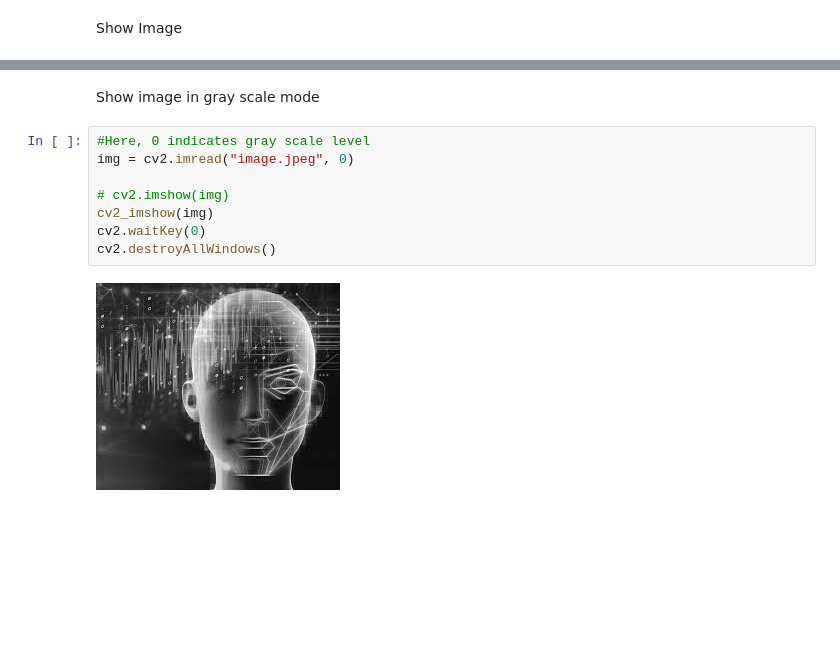
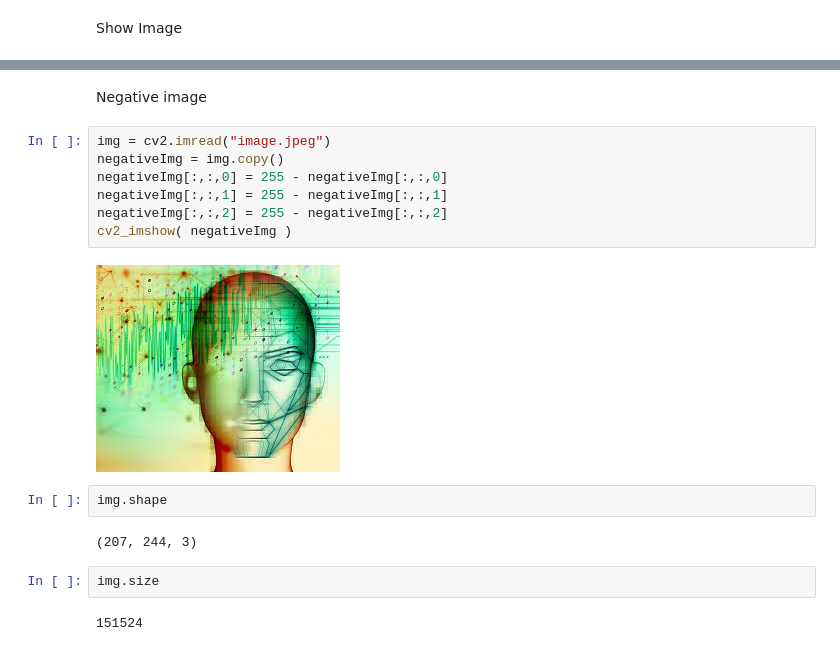
Before and after one commit to VenkatakrishnaHR/Image-Processing-Lab, a Jupyter notebook: showImage.ipynb, the cells around one changed output, grey strips where cells are left out. Cells and saved outputs as stored; diff of their text form; blank space fills up the shorter version.

```diff
--- a/showImage.ipynb
+++ b/showImage.ipynb
@@ -14,15 +25,22 @@ cv2.destroyAllWindows()
 # %% [output]
 <class 'numpy.ndarray'>
 [figure]
-# %% [markdown]
-Show image in gray scale mode
-# %%
-#Here, 0 indicates gray scale level
-img = cv2.imread("image.jpeg", 0)
-
-# cv2.imshow(img)
-cv2_imshow(img)
-cv2.waitKey(0)
-cv2.destroyAllWindows()
-# %% [output]
-[figure, removed]
+# %% [markdown]
+Negative image
+# %%
+img = cv2.imread("image.jpeg")
+negativeImg = img.copy()
+negativeImg[:,:,0] = 255 - negativeImg[:,:,0]
+negativeImg[:,:,1] = 255 - negativeImg[:,:,1]
+negativeImg[:,:,2] = 255 - negativeImg[:,:,2]
+cv2_imshow( negativeImg )
+# %% [output]
+[figure, added]
+# %%
+img.shape
+# %% [output]
+(207, 244, 3)
+# %%
+img.size
+# %% [output]
+151524
```
Also changed, not shown: parts of 7 cells of this notebook.
